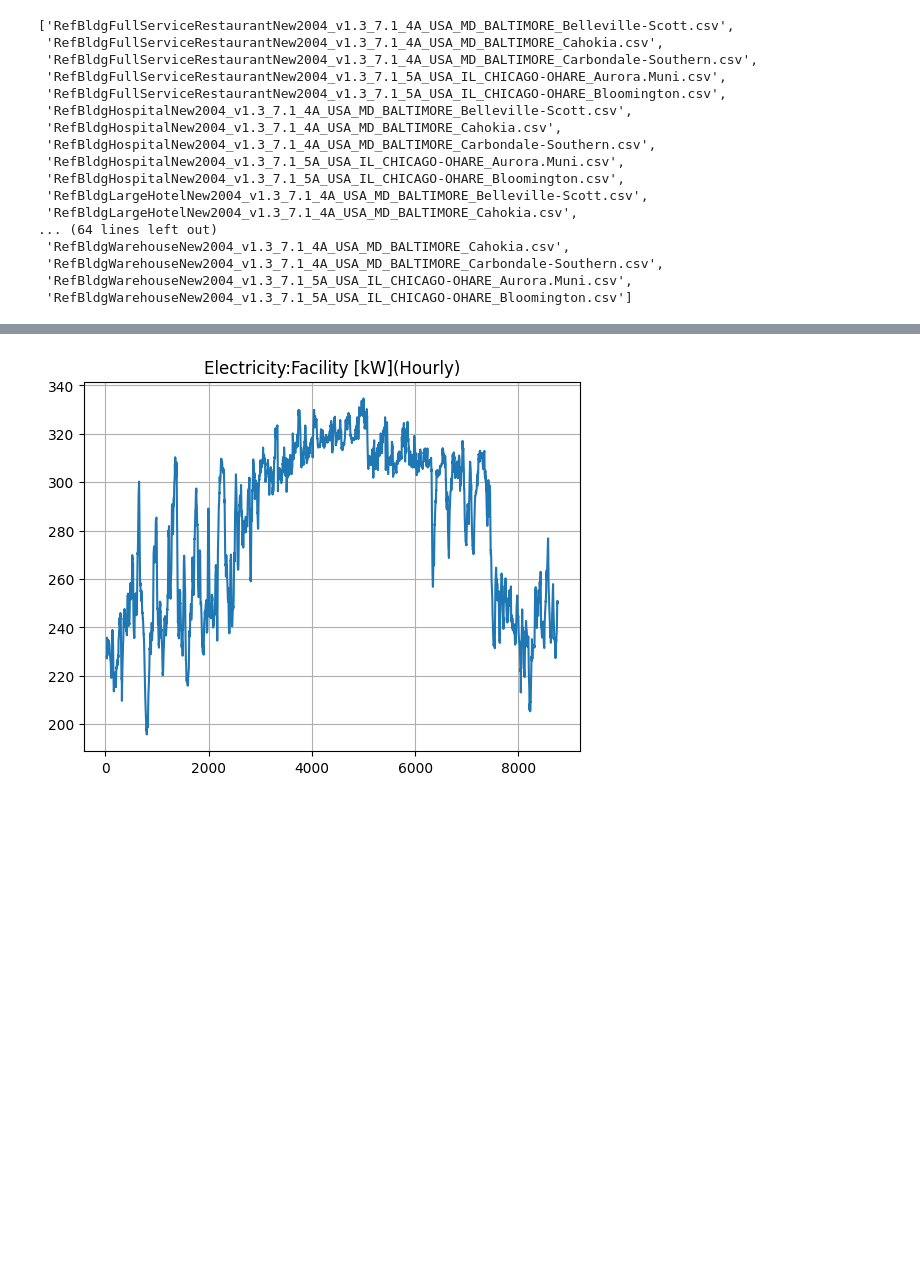
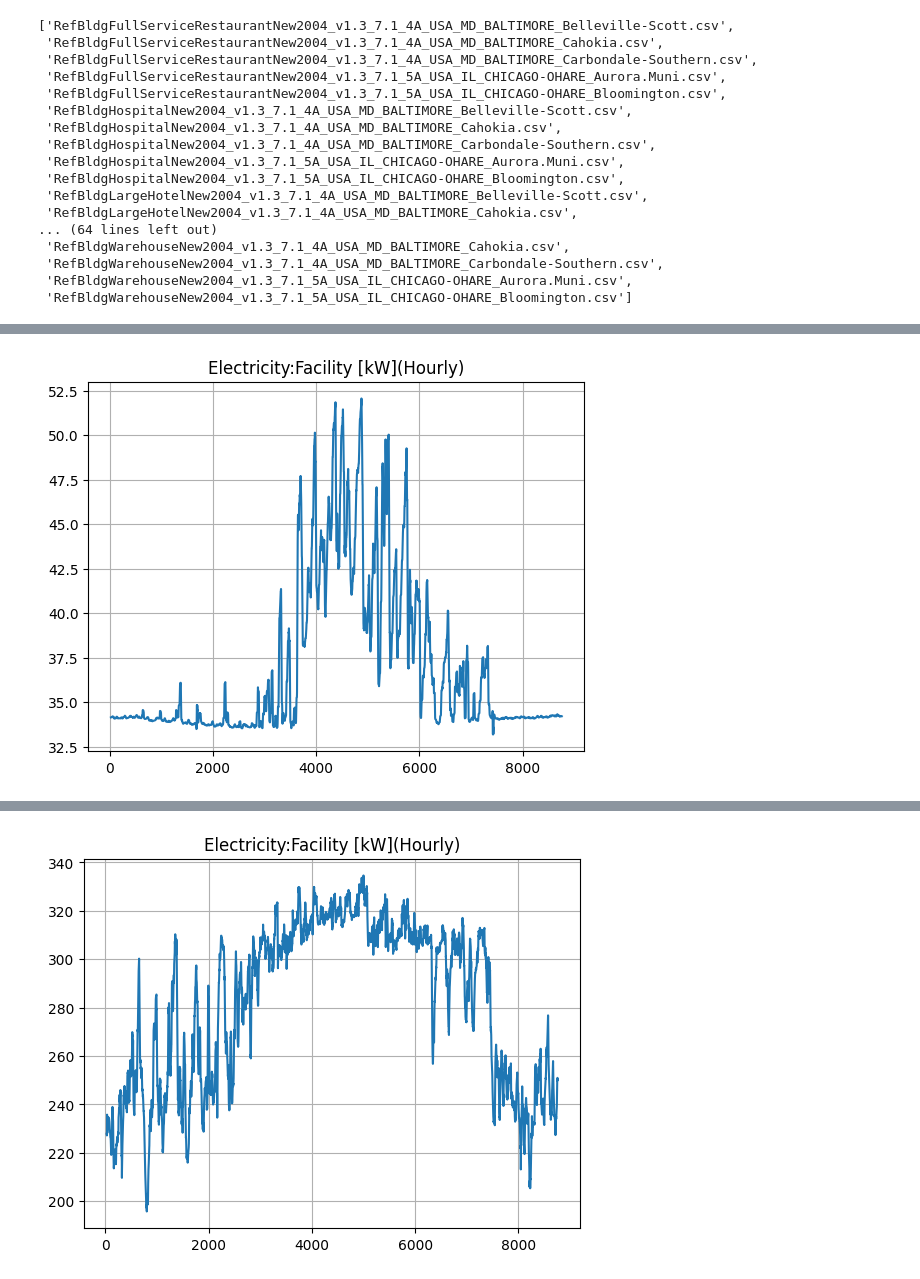
Before and after one commit to kesant/energy_consumption, a Jupyter notebook: notebooks/analsis_archivos_consumo_casas.ipynb, the cells around one changed output, grey strips where cells are left out. Drawn from its saved outputs; the diff is of its cells as text; code cells hidden in the pictures; blank space fills up the shorter version.

```diff
--- a/notebooks/analsis_archivos_consumo_casas.ipynb
+++ b/notebooks/analsis_archivos_consumo_casas.ipynb
@@ -42,6 +42,16 @@ prueba.head()
 | 2 | 01/01 03:00:00 | 14.651183 | 0.000000 | 0.000000 | 0.0 | ... |
 | 3 | 01/01 04:00:00 | 14.657947 | 0.000000 | 0.000000 | 0.0 | ... |
 | 4 | 01/01 05:00:00 | 14.806050 | 0.000000 | 0.000000 | 0.0 | ... |
+# %%
+window_size=24
+window_sized=prueba["Electricity:Facility [kW](Hourly)"].copy().rolling(window=window_size)
+df_smoothed=window_sized.mean()
+df_smoothed.plot()
+plt.title('Electricity:Facility [kW](Hourly)')
+plt.grid(True)
+plt.show()
+# %% [output]
+[figure, added]
 # %%
 # Define the columns to keep
 columns_to_keep = [
```
Also changed, not shown: parts of 16 cells of this notebook, 9 other files.
